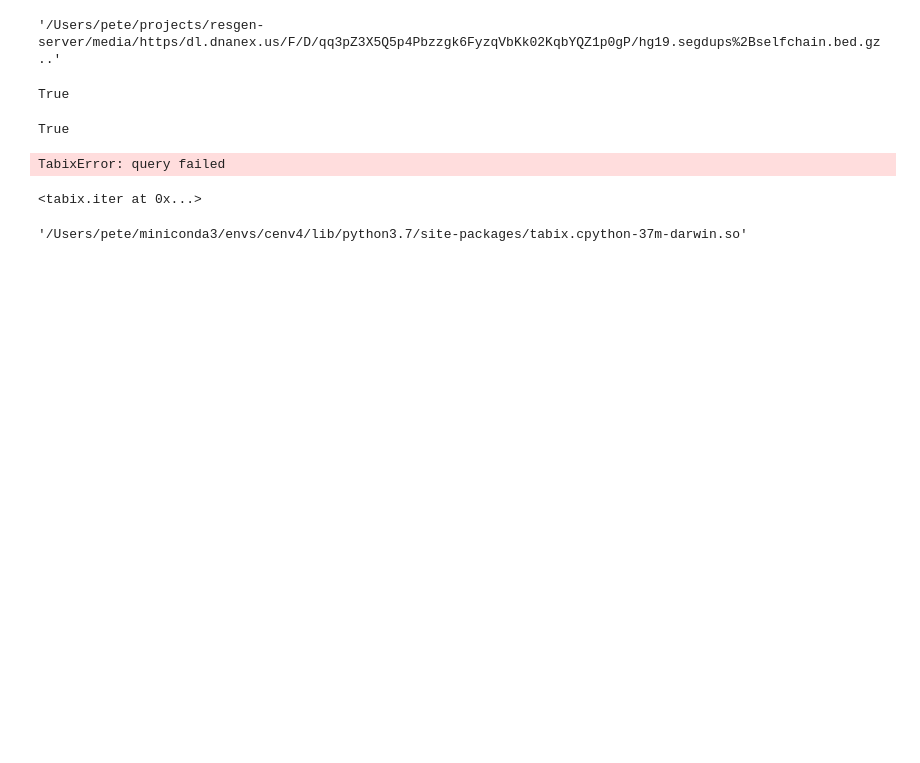
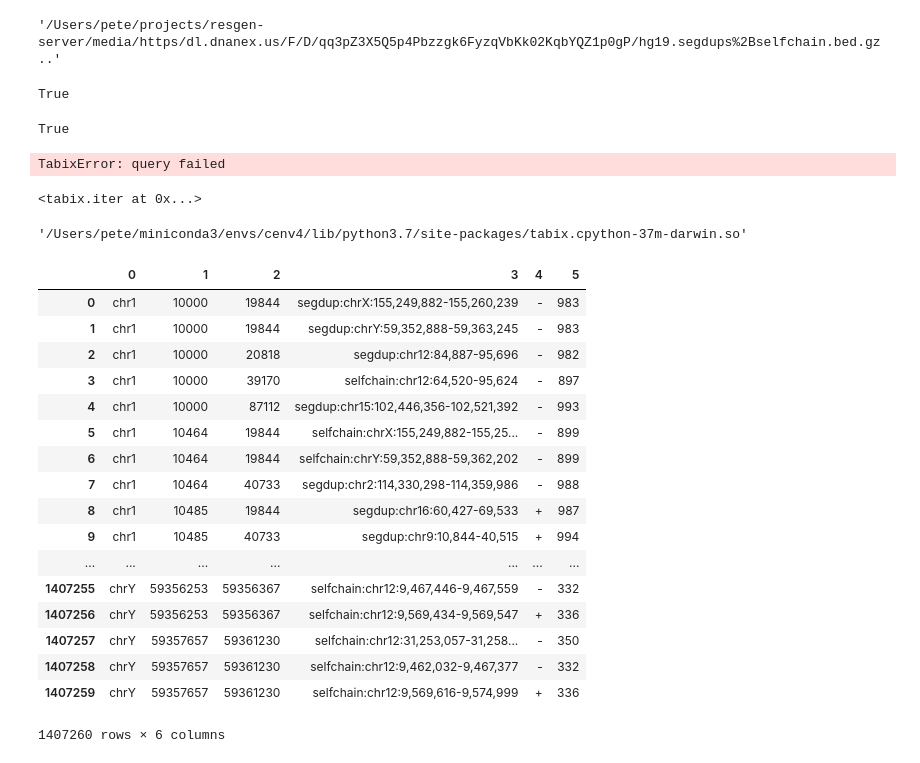
Before and after one commit to reservoirgenomics/rhodius, a Jupyter notebook: notebooks/Bedfile.ipynb, the cells around one changed output. Cells and saved outputs as stored; diff of their text form; code cells hidden in the pictures; blank space fills up the shorter version.

```diff
--- a/notebooks/Bedfile.ipynb
+++ b/notebooks/Bedfile.ipynb
@@ -165,3 +173,24 @@ tabix.__file__
 '/Users/pete/miniconda3/envs/cenv4/lib/python3.7/site-packages/tabix.cpython-37m-darwin.so'
 # %%
 x="https://dl.dnanex.us/F/D/qq3pZ3X5Q5p4Pbzzgk6FyzqVbKk02KqbYQZ1p0gP/hg19.segdups%2Bselfchain.bed.gz"
+# %%
+pd.read_csv(filename, header=None, delimiter='\t')
+# %% [output]
+|  | 0 | 1 | 2 | 3 | 4 | 5 |
+| 0 | chr1 | 10000 | 19844 | segdup:chrX:155,249,882-155,260,239 | - | 983 |
+| 1 | chr1 | 10000 | 19844 | segdup:chrY:59,352,888-59,363,245 | - | 983 |
+| 2 | chr1 | 10000 | 20818 | segdup:chr12:84,887-95,696 | - | 982 |
+| 3 | chr1 | 10000 | 39170 | selfchain:chr12:64,520-95,624 | - | 897 |
+| 4 | chr1 | 10000 | 87112 | segdup:chr15:102,446,356-102,521,392 | - | 993 |
+| 5 | chr1 | 10464 | 19844 | selfchain:chrX:155,249,882-155,25... | - | 899 |
+| 6 | chr1 | 10464 | 19844 | selfchain:chrY:59,352,888-59,362,202 | - | 899 |
+| 7 | chr1 | 10464 | 40733 | segdup:chr2:114,330,298-114,359,986 | - | 988 |
+| 8 | chr1 | 10485 | 19844 | segdup:chr16:60,427-69,533 | + | 987 |
+| 9 | chr1 | 10485 | 40733 | segdup:chr9:10,844-40,515 | + | 994 |
+| ... | ... | ... | ... | ... | ... | ... |
+| 1407255 | chrY | 59356253 | 59356367 | selfchain:chr12:9,467,446-9,467,559 | - | 332 |
+| 1407256 | chrY | 59356253 | 59356367 | selfchain:chr12:9,569,434-9,569,547 | + | 336 |
+| 1407257 | chrY | 59357657 | 59361230 | selfchain:chr12:31,253,057-31,258... | - | 350 |
+| 1407258 | chrY | 59357657 | 59361230 | selfchain:chr12:9,462,032-9,467,377 | - | 332 |
+| 1407259 | chrY | 59357657 | 59361230 | selfchain:chr12:9,569,616-9,574,999 | + | 336 |
+1407260 rows × 6 columns
```
Also changed, not shown: parts of 10 cells of this notebook, 1 other file.
